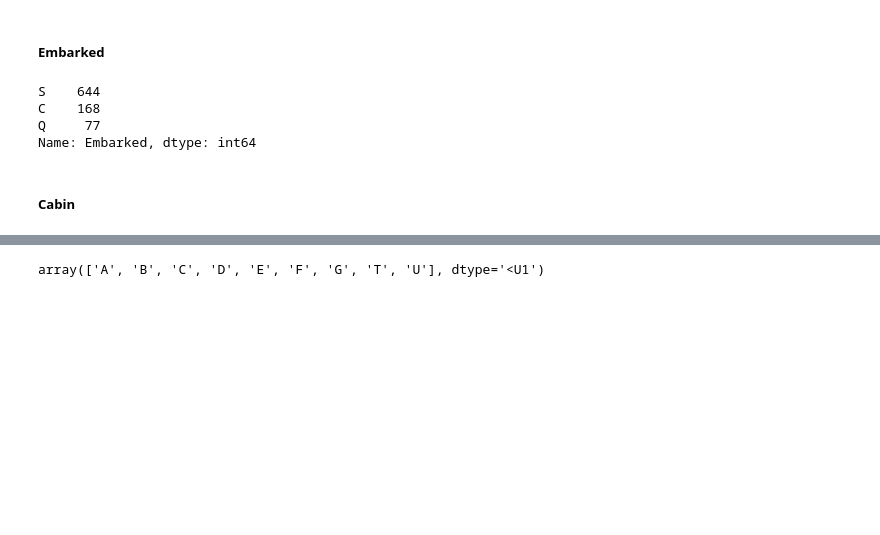
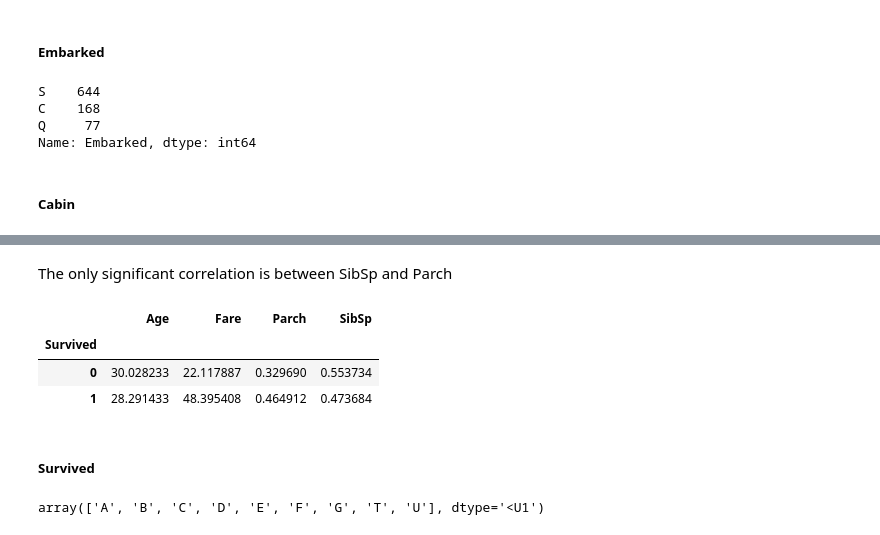
Before and after one commit to techakilan/python-datascience-training, a Jupyter notebook: PythonBasicDataAnalysis.ipynb, the cells around one changed output, grey strips where cells are left out. Cells and saved outputs as stored; diff of their text form; code cells hidden in the pictures; blank space fills up the shorter version.

```diff
--- a/PythonBasicDataAnalysis.ipynb
+++ b/PythonBasicDataAnalysis.ipynb
@@ -150,0 +171,11 @@ dtype: float64
+# %% [markdown]
+The only significant correlation is between SibSp and Parch
+# %%
+pd.pivot_table(train_df, index = 'Survived', values = ['Age','SibSp','Parch','Fare'])
+# %% [output]
+|  | Age | Fare | Parch | SibSp |
+| Survived |  |  |  |  |
+| 0 | 30.028233 | 22.117887 | 0.329690 | 0.553734 |
+| 1 | 28.291433 | 48.395408 | 0.464912 | 0.473684 |
+# %% [markdown]
+##### Survived
```
Also changed, not shown: parts of 11 cells of this notebook.
